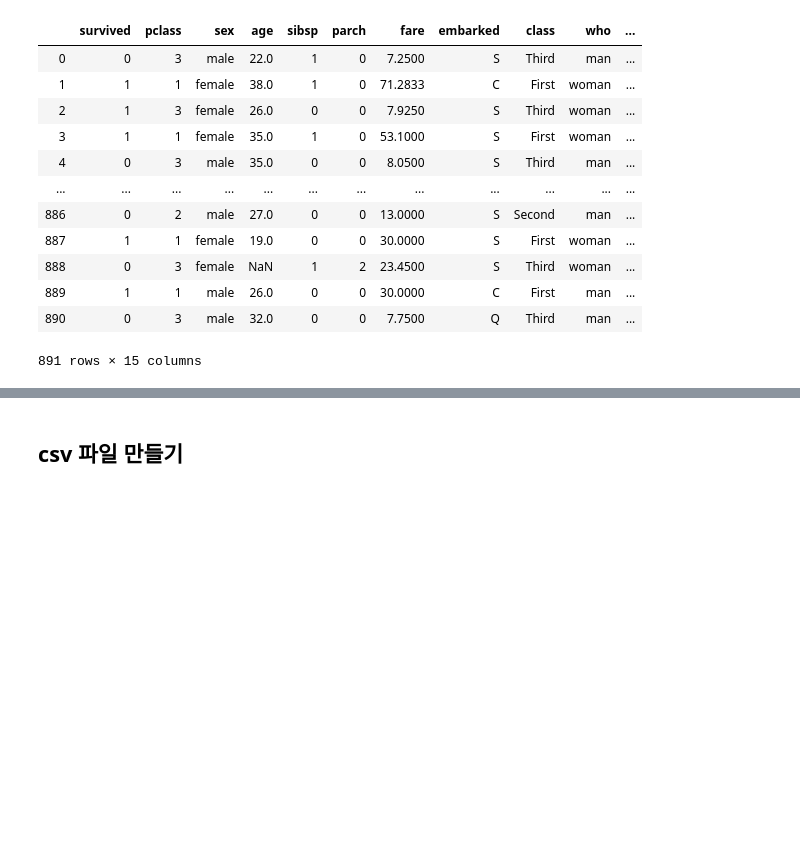
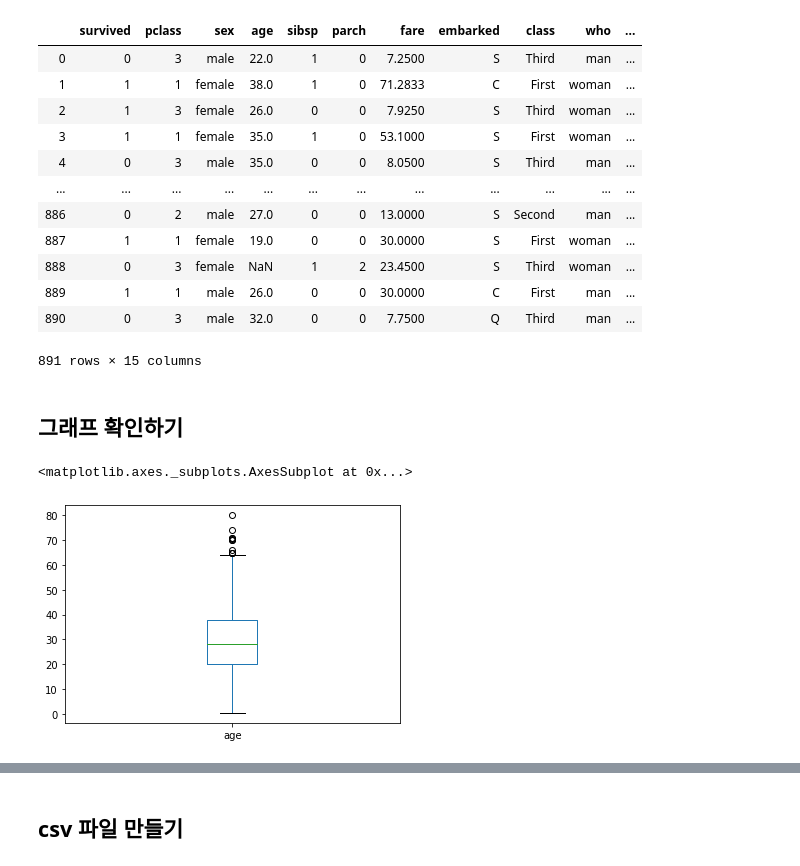
Before and after one commit to zerosum99/numpy_pandas_basic, a Jupyter notebook: 판다스 모듈 알아보기.ipynb, the cells around one changed output, grey strips where cells are left out. Cells and saved outputs as stored; diff of their text form; code cells hidden in the pictures; blank space fills up the shorter version.

```diff
--- a/판다스 모듈 알아보기.ipynb
+++ b/판다스 모듈 알아보기.ipynb
@@ -260,3 +274,10 @@ df_titanic
 | 889 | 1 | 1 | male | 26.0 | 0 | 0 | 30.0000 | C | First | man | ... |
 | 890 | 0 | 3 | male | 32.0 | 0 | 0 | 7.7500 | Q | Third | man | ... |
 891 rows × 15 columns
+# %% [markdown]
+## 그래프 확인하기
+# %%
+df_titanic['age'].plot(kind='box')
+# %% [output]
+<matplotlib.axes._subplots.AxesSubplot at 0x...>
+[figure, added]
```
Also changed, not shown: parts of 14 cells of this notebook.
